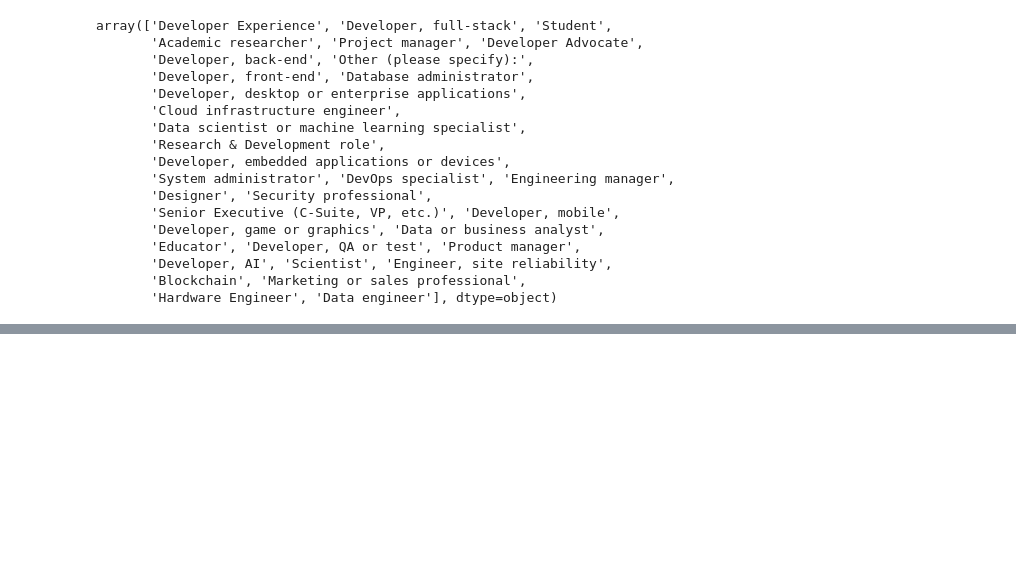
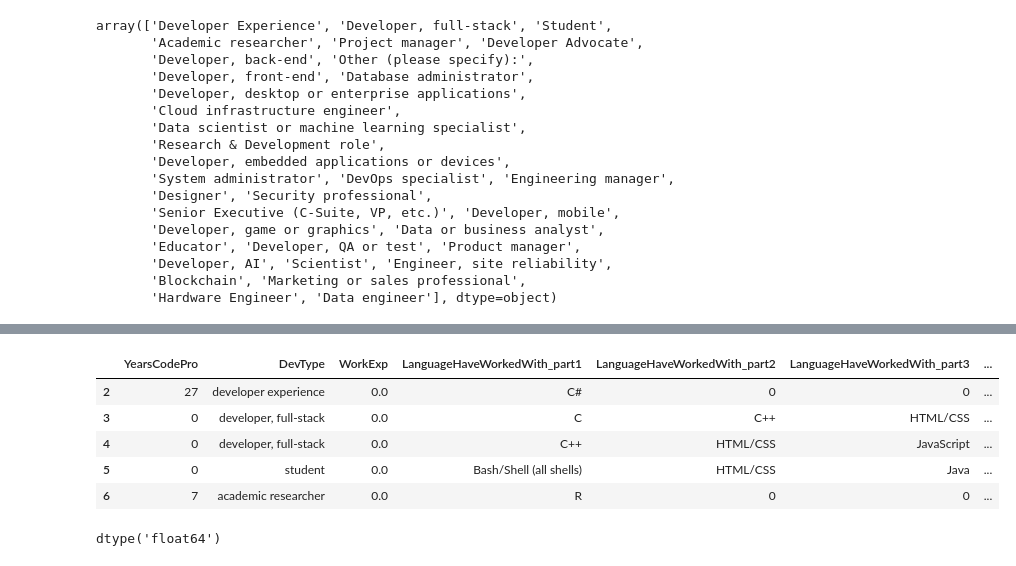
Before and after one commit to YoussefMakram27/Stack_overflow_survey_2024, a Jupyter notebook: 02_data_formating.ipynb, the cells around one changed output, grey strips where cells are left out. Saved outputs shown, nothing was run; the diff lists cells and outputs as text; code cells hidden in the pictures; blank space fills up the shorter version.

```diff
--- a/02_data_formating.ipynb
+++ b/02_data_formating.ipynb
@@ -109,0 +136,14 @@ df['LanguageHaveWorkedWith'].unique().tolist()
+# %%
+df.fillna(0, inplace=True)
+df.head()
+# %% [output]
+|  | YearsCodePro | DevType | WorkExp | LanguageHaveWorkedWith_part1 | LanguageHaveWorkedWith_part2 | LanguageHaveWorkedWith_part3 | ... |
+| 2 | 27 | developer experience | 0.0 | C# | 0 | 0 | ... |
+| 3 | 0 | developer, full-stack | 0.0 | C | C++ | HTML/CSS | ... |
+| 4 | 0 | developer, full-stack | 0.0 | C++ | HTML/CSS | JavaScript | ... |
+| 5 | 0 | student | 0.0 | Bash/Shell (all shells) | HTML/CSS | Java | ... |
+| 6 | 7 | academic researcher | 0.0 | R | 0 | 0 | ... |
+# %%
+df['WorkExp'].dtype
+# %% [output]
+dtype('float64')
```
Also changed, not shown: parts of 3 cells of this notebook.
